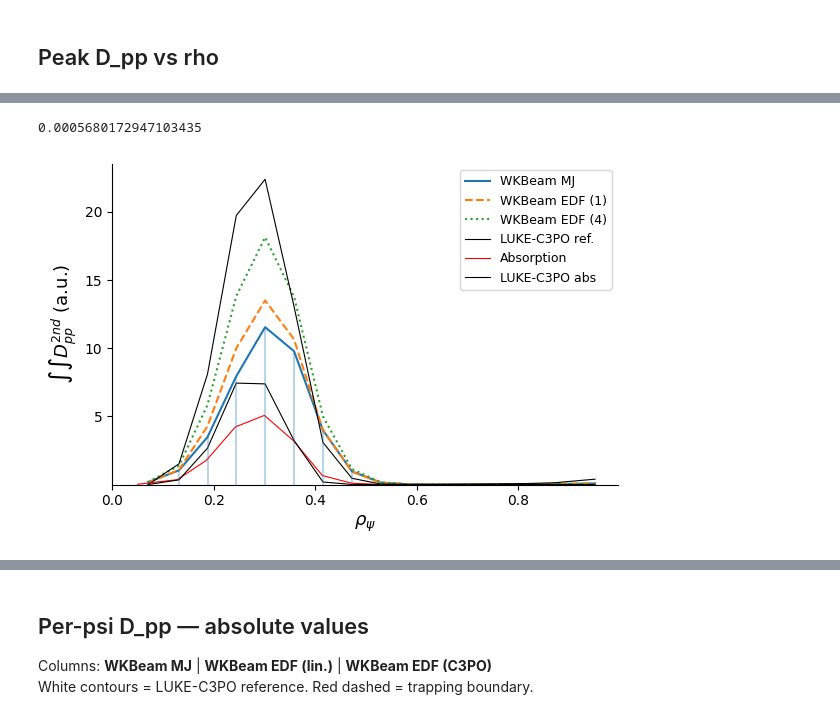
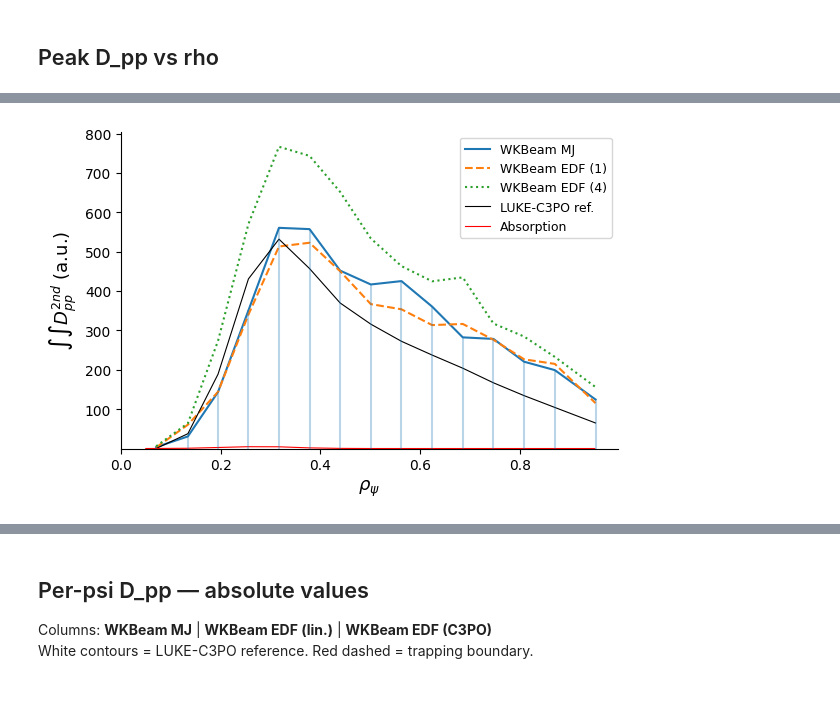
Before and after one commit to EwoutDevlaminck/WanKenoBEAM, a Jupyter notebook: QL_analysis_M_vs_EDF copy.ipynb, the cells around one changed output, grey strips where cells are left out. Saved outputs shown, nothing was run; the diff lists cells and outputs as text; code cells hidden in the pictures.

```diff
--- a/QL_analysis_M_vs_EDF copy.ipynb
+++ b/QL_analysis_M_vs_EDF copy.ipynb
@@ -52,14 +52,14 @@ parula_map.set_under(cm_data[0])
 # %% [markdown]
 ## Load WKBeam QL diffusion files
 # %%
-output_dir = '/home/devlamin/WanKenoBEAM/StandardCases/TCV_88612_1.25_fluct/output'
+output_dir = '/home/devlamin/EC23_WKBeam_sims/TCV_88612_1.25_QLtest4'
 
-filename_M    = '/home/devlamin/WKbeam_simulations/TCV_88612_1.25_QL_coupled_adaptive/iter_0/output/QLdiff_L4.h5'
-filename_EDF  = '/home/devlamin/WKbeam_simulations/TCV_88612_1.25_QL_coupled_adaptive/iter_1/output/QLdiff_L4.h5'
-filename_C3PO = '/home/devlamin/WKbeam_simulations/TCV_88612_1.25_QL_coupled_adaptive/iter_3/output/QLdiff_L4.h5'
+filename_M    = '/home/devlamin/EC23_WKBeam_sims/TCV_88612_1.25_QLtest_phiN/iter_0/output/QLdiff_L4_phiN_scan.h5'
+filename_1  = '/home/devlamin/EC23_WKBeam_sims/TCV_88612_1.25_QLtest_sparse/iter_1/output/QLdiff_L4.h5'
+filename_2 = '/home/devlamin/EC23_WKBeam_sims/TCV_88612_1.25_QLtest_sparse/iter_2/output/QLdiff_L4.h5'
 
 # beta = v_th_ref / c  (converts p/p_th -> p_mc = p/(m_e c))
-beta = 0.06808653873838687
+beta = 0.0662
 grid = 'hh'   # 'hh' | 'hw' | 'wh'
 
 def load_qldiff(filename, grid):
@@ -104,10 +104,10 @@ def load_qldiff(filename, grid):
     )
 
 data_M    = load_qldiff(filename_M,    grid)
-data_EDF  = load_qldiff(filename_EDF,  grid)
-data_C3PO = load_qldiff(filename_C3PO, grid)
+data_1  = load_qldiff(filename_1,  grid)
+data_2 = load_qldiff(filename_2, grid)
 
-for label, d in [('M', data_M), ('1', data_EDF), ('4', data_C3PO)]:
+for label, d in [('M', data_M), ('1', data_1), ('3', data_2)]:
     print(f'WKBeam {label:<5}  absorption={np.trapz(d["dP_drho"][:,0], d["rho_abs"]):.4f} MW  '
           f'DRF_pp max={np.max(d["DRF_pp"]):.3f}')
 # %% [output]
@@ -117,9 +117,9 @@ WKBeam 4      absorption=0.8850 MW  DRF_pp max=4.863
 # %% [markdown]
 ## Load LUKE-C3PO reference D_pp
 # %%
-c3po_file = '/home/devlamin/BOBAFET/C3PO_Lin_1it_EDF.mat' #'/home/devlamin/BOBAFET/C3PO_Lin_EDF.mat'
+c3po_file = '/home/devlamin/EC23_WKBeam_sims/TCV_88612_1.25_QLtest/C3PO_baseline.mat' #'/home/devlamin/BOBAFET/C3PO_Lin_EDF.mat'
 
-edf = loadmat(c3po_file, struct_as_record=False, squeeze_me=True)['EDF']
+edf = loadmat(c3po_file, struct_as_record=False, squeeze_me=True)['out']
 
 # LUKE stores DRF_pp as (n_p, n_xi, n_psi); transpose to (n_xi, n_p, n_psi)
 # to match WKBeam's (ksi0, p, psi) convention.
@@ -271,64 +263,49 @@ plt.scatter(psi, dVd_psi)
-# %%
-w = FreqGHz*1e9 * 2 * np.pi
-c/w
-# %% [output]
-0.0005680172947103435
 # %%
 fig, ax = plt.subplots(figsize=(6, 4))
 # Only for first harmonic, so explude p greater than 10
-p_max = 8
-powers = [0.8815, 0.8815, 2.87901, 2.09385]
-#powers = np.ones(len(datasets))
+p_max = 20
+
 
 # Maxwellian
 p_mask_M    = np.where(data_M['p_norm'] < p_max)[0]
 DRF_int_M = integrate_phasespace(data_M['DRF_pp'][:, p_mask_M, :], data_M['p_norm'][p_mask_M], data_M['ksi0'], data_M['psi'])
 # EDFs
-p_mask_EDF  = np.where(data_EDF['p_norm'] < p_max)[0]
-DRF_int_EDF = integrate_phasespace(data_EDF['DRF_pp'][:, p_mask_EDF, :], data_EDF['p_norm'][p_mask_EDF], data_EDF['ksi0'], data_EDF['psi'])
-p_mask_C3PO = np.where(data_C3PO['p_norm'] < p_max)[0]
-DRF_int_C3PO = integrate_phasespace(data_C3PO['DRF_pp'][:, p_mask_C3PO, :], data_C3PO['p_norm'][p_mask_C3PO], data_C3PO['ksi0'], data_C3PO['psi'])
+p_mask_EDF  = np.where(data_1['p_norm'] < p_max)[0]
+DRF_int_EDF = integrate_phasespace(data_1['DRF_pp'][:, p_mask_EDF, :], data_1['p_norm'][p_mask_EDF], data_1['ksi0'], data_1['psi'])
+p_mask_C3PO = np.where(data_2['p_norm'] < p_max)[0]
+DRF_int_C3PO = integrate_phasespace(data_2['DRF_pp'][:, p_mask_C3PO, :], data_2['p_norm'][p_mask_C3PO], data_2['ksi0'], data_2['psi'])
 # LUKE-C3PO
 p_mask_luke = np.where(luke_c3po['p'] < p_max)[0]
 DRF_int_luke = integrate_phasespace(luke_c3po['DRF_pp'][:, p_mask_luke, :], luke_c3po['p'][p_mask_luke], luke_c3po['xi'], luke_c3po['psi'])
 
-#Devide by powers to get same scale for all datasets (since they have different beam powers)
-DRF_int_M /= powers[1]
-DRF_int_EDF /= powers[2]
-DRF_int_C3PO /= powers[3]
-DRF_int_luke /= powers[0]
 
-# TEST: Devide intgrated DRF by dVd_psi
-#DRF_int_EDF /= dVd_psi
-DRF_int_C3PO /= dVd_psi
-#DRF_int_M /= dVd_psi
 
 
 ax.plot(np.sqrt(data_M['psi']), DRF_int_M, label='WKBeam MJ', color='C0', ls='-')
-ax.plot(np.sqrt(data_EDF['psi']), DRF_int_EDF, label='WKBeam EDF (1)', color='C1', ls='--')
-ax.plot(np.sqrt(data_C3PO['psi']), DRF_int_C3PO, label='WKBeam EDF (4)', color='C2', ls=':')
+ax.plot(np.sqrt(data_1['psi']), DRF_int_EDF, label='WKBeam EDF (1)', color='C1', ls='--')
+ax.plot(np.sqrt(data_2['psi']), DRF_int_C3PO, label='WKBeam EDF (4)', color='C2', ls=':')
 ax.plot(np.sqrt(luke_c3po['psi']), DRF_int_luke, label='LUKE-C3PO ref.', color='k', ls='-', lw=0.8)
 
 
 # Plot the absoprition on top:
-ax.plot(data_C3PO['rho_abs'], data_C3PO['dP_drho'][:,0], label='Absorption', color='red', ls='-', lw=0.8)
+ax.plot(data_2['rho_abs'], data_2['dP_drho'][:,0], label='Absorption', color='red', ls='-', lw=0.8)
 dPdrho_c3po = luke_c3po['absorption'] / np.gradient(rho_c3po) * 2 * np.pi /0.88
-ax.plot(rho_c3po, dPdrho_c3po, label='LUKE-C3PO abs', color='k', ls='-', lw=0.8)
+#ax.plot(rho_c3po, dPdrho_c3po, label='LUKE-C3PO abs', color='k', ls='-', lw=0.8)
 ax.vlines(np.sqrt(data_M['psi']), 0, DRF_int_M, color='C0', ls='-', alpha=0.3)
 
 ax.set_xlabel(r'$\rho_{\psi}$', fontsize=13)
 ax.set_ylabel(r'$\int\int D_{pp}^{2nd}$ (a.u.)', fontsize=13)
 ax.set_xlim(0)
 ax.set_ylim(1e-3, None)
 #ax.set_yscale('log')
 ax.legend(fontsize=9)
 ax.spines['right'].set_visible(False)
 ax.spines['top'].set_visible(False)
 plt.tight_layout()
 plt.savefig(output_dir + '/QL_peak_Dpp_vs_rho.png', dpi=150)
 plt.show()
 # %% [output]
-[figure, old version]
+[figure, new version]
 # %%
 fig, ax = plt.subplots(figsize=(6, 4))
 # Only for first harmonic, so explude p greater than 10
```
Also changed, not shown: parts of 15 cells of this notebook, 11 other files.
